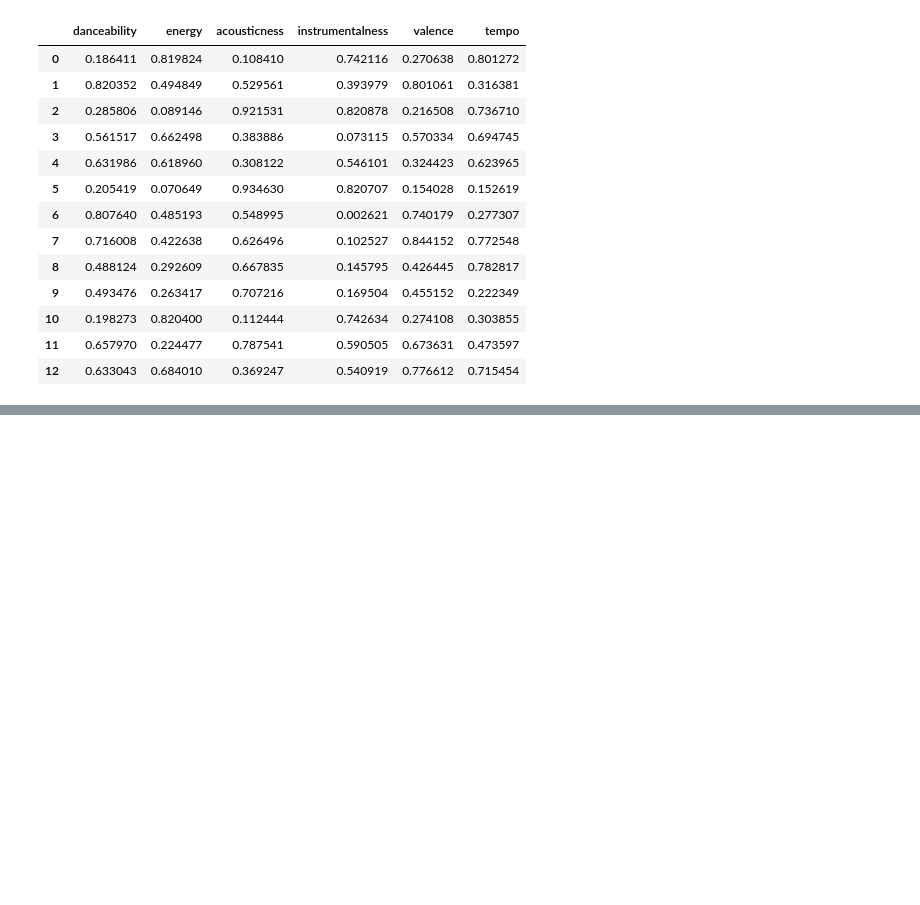
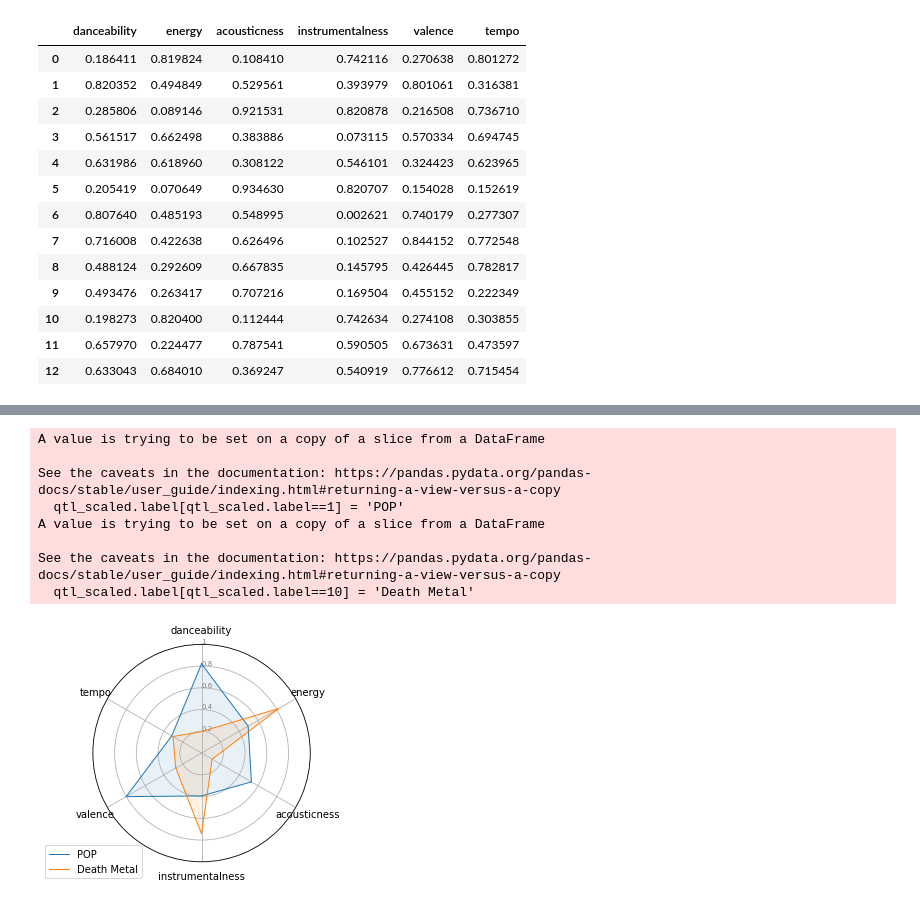
Before and after one commit to akbarhuseynov23/unsupervised_machine_learning, a Jupyter notebook: moosic_5000.ipynb, the cells around one changed output, grey strips where cells are left out. Saved outputs shown, nothing was run; the diff lists cells and outputs as text; code cells hidden in the pictures; blank space fills up the shorter version.

```diff
--- a/moosic_5000.ipynb
+++ b/moosic_5000.ipynb
@@ -333,3 +283,81 @@ See the caveats in the documentation: https://pandas.pydata.org/pandas-docs/stab
 #         continue
 
 # spotifyObject.user_playlist_add_tracks(user=spotify_username, playlist_id=playlist_id, tracks=list_of_songs)
+# %%
+# Assign a label column
+qtl_scaled['label'] = qtl_scaled.cluster
+# %%
+from math import pi
+
+# Assign labels
+qtl_scaled.label[qtl_scaled.label==1] = 'POP'
+qtl_scaled.label[qtl_scaled.label==10] = 'Death Metal'
+
+# Find centroids
+cluster_positions = qtl_scaled.drop(['label'], axis=1).groupby(by="cluster").mean()
+cluster_positions
+
+# ------- PART 1: Create background
+
+# number of variables
+categories = cluster_positions.columns.values.tolist()
+N = len(categories)
+
+# What will be the angle of each axis in the plot? (we divide the plot / number of variable)
+angles = [n / float(N) * 2 * pi for n in range(N)]
+angles += angles[:1]
+
+# Initialise the spider plot
+ax = plt.subplot(111, polar=True)
+
+# If you want the first axis to be on top:
+ax.set_theta_offset(pi / 2)
+ax.set_theta_direction(-1)
+
+# Draw one axe per variable + add labels
+plt.xticks(angles[:-1], categories)
+
+# Draw ylabels
+ax.set_rlabel_position(0)
+plt.yticks([0.2,0.4,0.6,0.8,1], ["0.2","0.4","0.6","0.8","1"], color="grey", size=7)
+plt.ylim(0,1)
+
+# ------- PART 2: Add plots
+
+# Plot each individual = each line of the data
+
+
+# First genre
+label_1 = 'POP'
+label_cluster_1 = qtl_scaled[qtl_scaled.label==label_1].iloc[0].cluster
+
+values=cluster_positions.loc[label_cluster_1].values.flatten().tolist()
+values += values[:1]
+ax.plot(angles, values, linewidth=1, linestyle='solid', label=f"{label_1}")
+ax.fill(angles, values, alpha=0.1)
+
+# Second genre
+label_2 = 'Death Metal'
+label_cluster_2 = qtl_scaled[qtl_scaled.label==label_2].iloc[0].cluster
+
+values=cluster_positions.loc[label_cluster_2].values.flatten().tolist()
+values += values[:1]
+ax.plot(angles, values, linewidth=1, linestyle='solid', label=f"{label_2}")
+ax.fill(angles, values, alpha=0.1)
+
+
+# Add legend
+plt.legend(loc='upper right', bbox_to_anchor=(0.25, 0.1))
+
+# Show the graph
+plt.show()
+# %% [output]
+A value is trying to be set on a copy of a slice from a DataFrame
+
+See the caveats in the documentation: https://pandas.pydata.org/pandas-docs/stable/user_guide/indexing.html#returning-a-view-versus-a-copy
+  qtl_scaled.label[qtl_scaled.label==1] = 'POP'
+A value is trying to be set on a copy of a slice from a DataFrame
+
+See the caveats in the documentation: https://pandas.pydata.org/pandas-docs/stable/user_guide/indexing.html#returning-a-view-versus-a-copy
+  qtl_scaled.label[qtl_scaled.label==10] = 'Death Metal'
+[figure, added]
```
Also changed, not shown: parts of 12 cells of this notebook.
